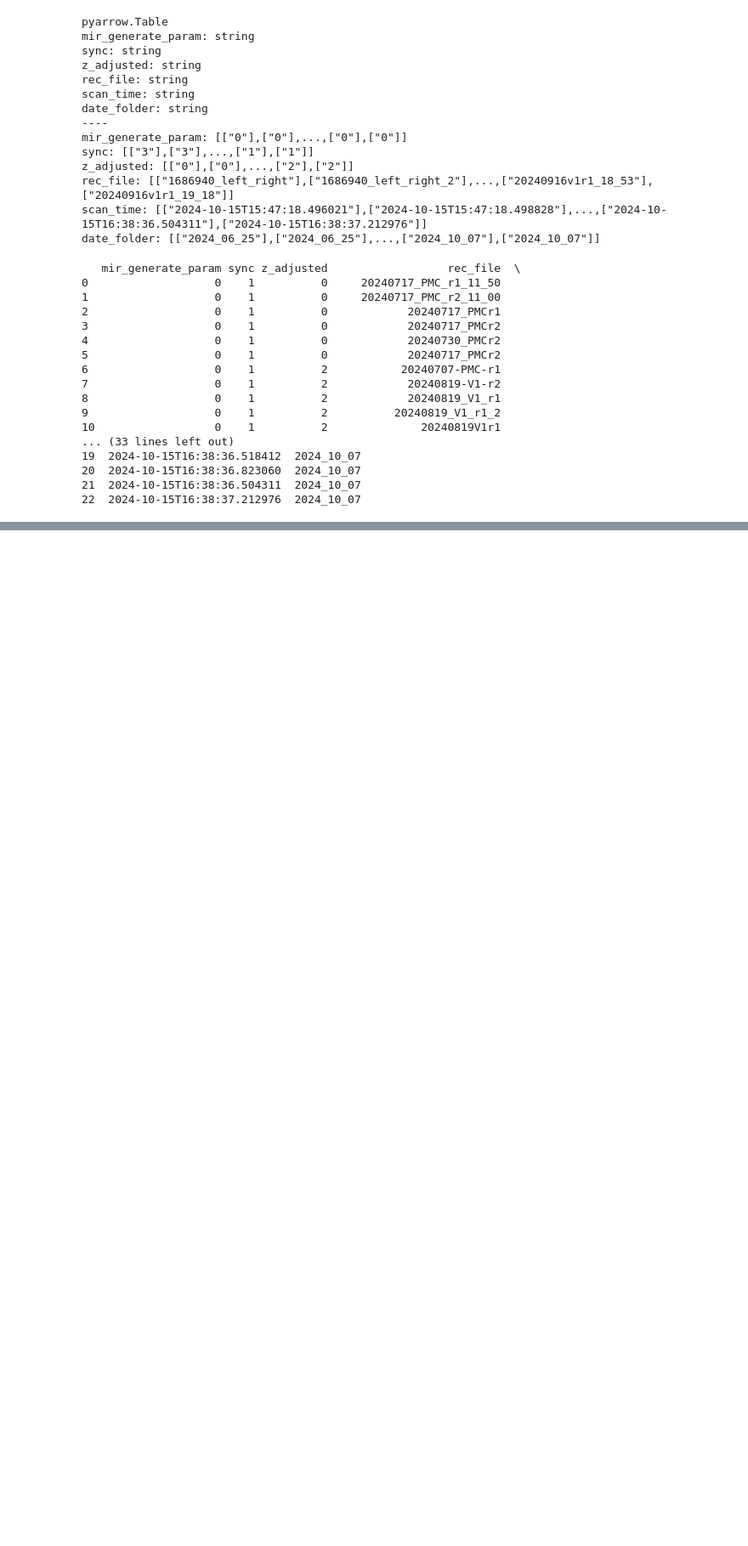
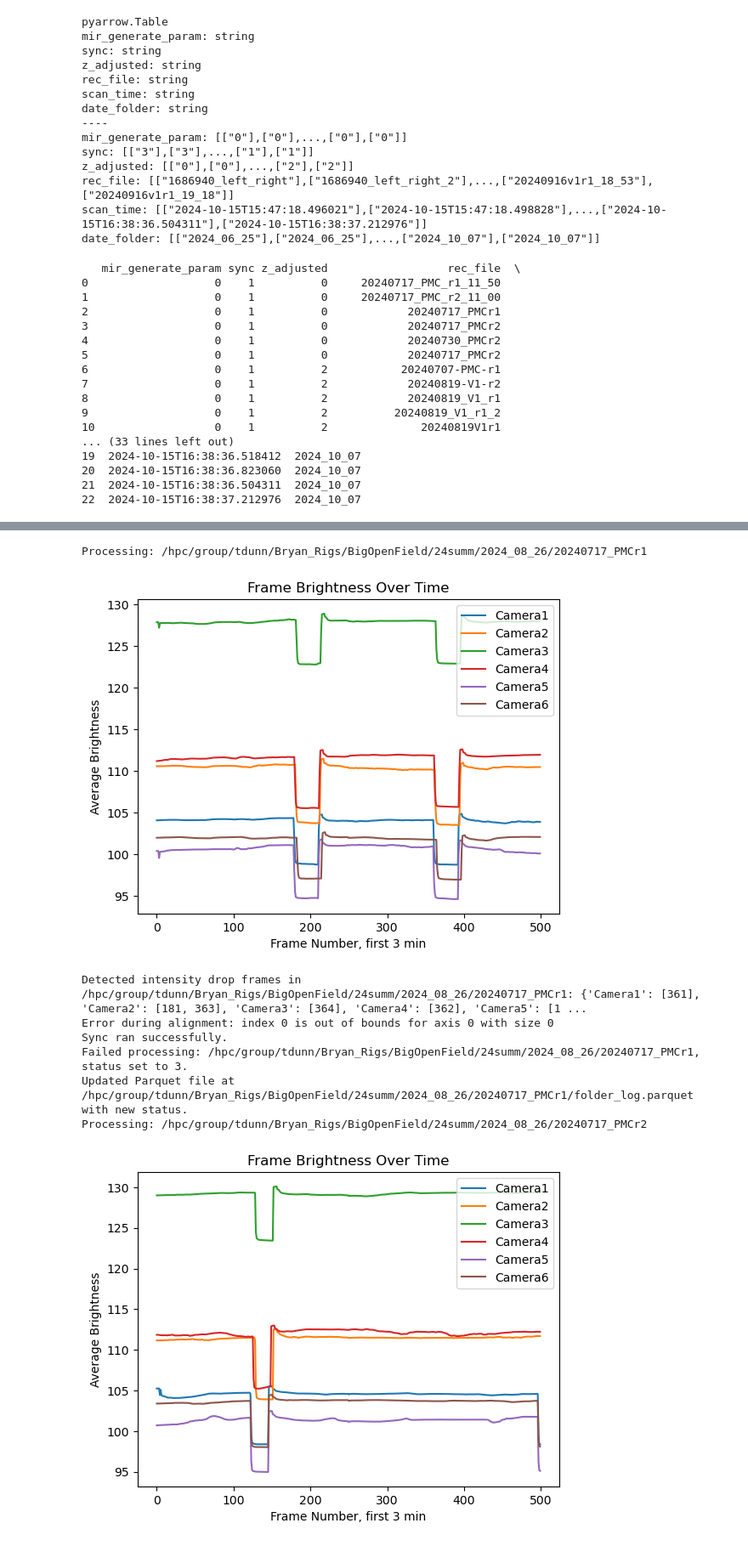
Before and after one commit to gadsfly/BBOP, a Jupyter notebook: scan_engine/scan_engine_parque_sep/ssh_exe_encoded_sacn_pqesue_sep.ipynb, the cells around one changed output, grey strips where cells are left out. Shown at 85% size. Drawn from its saved outputs; the diff is of its cells as text; code cells hidden in the pictures; blank space fills up the shorter version.

```diff
--- a/scan_engine/scan_engine_parque_sep/ssh_exe_encoded_sacn_pqesue_sep.ipynb
+++ b/scan_engine/scan_engine_parque_sep/ssh_exe_encoded_sacn_pqesue_sep.ipynb
@@ -632,0 +626,77 @@ print(filtered_table_for_sync.to_pandas())  # This will display the filtered dat
+# %%
+import os
+import pyarrow as pa
+import pyarrow.parquet as pq
+import pandas as pd
+import datetime
+import sys
+sys.path.append(os.path.abspath('../..'))
+from utlis.sync_utlis.sync_df_utlis import process_sync
+
+# Function to process each "unit" (rec_file) and update its status in the corresponding Parquet file sequentially
+def process_unit_and_update_status(rec_file_data, base_folder):
+    date_folder = rec_file_data['date_folder']
+    rec_file = rec_file_data['rec_file']
+
+    # Generate the paths needed for processing
+    combined_path = os.path.join(base_folder, date_folder, rec_file)
+    calib_path = rec_file_data.get('calib_path', os.path.join(base_folder, 'calib_before'))
+
+    if not calib_path:
+        print(f'No calib folder found. Aborting. {combined_path}')
+        return
+
+    output_file = f'{os.path.basename(date_folder)}_{rec_file}_{os.path.basename(calib_path)}_label3d_dannce.mat'
+    print(f"Processing: {combined_path}")
+
+    # Call the sync processing function
+    sync_status = process_sync(combined_path, threshold=3, max_frames=500)
+    if sync_status is True:
+        print("Sync ran successfully.")
+    else:
+        print(f"please mannually process {combined_path}")
+
+    # # Update the status in the Parquet file
+    # parquet_file_path = os.path.join(base_folder, date_folder, rec_file, "folder_log.parquet")
+
+    # try:
+    #     table = pq.read_table(parquet_file_path)
+    #     df = table.to_pandas()
+    # except FileNotFoundError:
+    #     print(f"Parquet file not found at {parquet_file_path}")
+    #     return
+
+    # status = '1' if sync_status else '3'
+    # if status == '3':
+    #     print(f"Failed processing: {combined_path}, status set to 3.")
+
+    # # Update status and scan_time
+    # df['sync'] = status
+    # df['scan_time'] = datetime.datetime.now().isoformat()
+
+    # # Write back to the Parquet file
+    # updated_table = pa.Table.from_pandas(df)
+    # pq.write_table(updated_table, parquet_file_path)
+    # print(f"Updated Parquet file at {parquet_file_path} with new status.")
+
+# Sequentially process and update the status for each rec_file
+def sequential_process_and_update(filtered_table, base_folder):
+    filtered_df = filtered_table.to_pandas()
+
+    for _, row in filtered_df.iterrows():
+        process_unit_and_update_status(row.to_dict(), base_folder)
+
+# Example function call
+# filtered_table_for_sync = [...]  # Your filtered PyArrow table here
+# base_folder = '/path/to/your/base_folder'
+sequential_process_and_update(filtered_table_for_sync, base_folder)
+# %% [output]
+Processing: /hpc/group/tdunn/Bryan_Rigs/BigOpenField/24summ/2024_08_26/20240717_PMCr1
+[figure, added]
+Detected intensity drop frames in /hpc/group/tdunn/Bryan_Rigs/BigOpenField/24summ/2024_08_26/20240717_PMCr1: {'Camera1': [361], 'Camera2': [181, 363], 'Camera3': [364], 'Camera4': [362], 'Camera5': [1 ...
+Error during alignment: index 0 is out of bounds for axis 0 with size 0
+Sync ran successfully.
+Failed processing: /hpc/group/tdunn/Bryan_Rigs/BigOpenField/24summ/2024_08_26/20240717_PMCr1, status set to 3.
+Updated Parquet file at /hpc/group/tdunn/Bryan_Rigs/BigOpenField/24summ/2024_08_26/20240717_PMCr1/folder_log.parquet with new status.
+Processing: /hpc/group/tdunn/Bryan_Rigs/BigOpenField/24summ/2024_08_26/20240717_PMCr2
+[figure, added]
```
Also changed, not shown: parts of 7 cells of this notebook, 2 other files.
